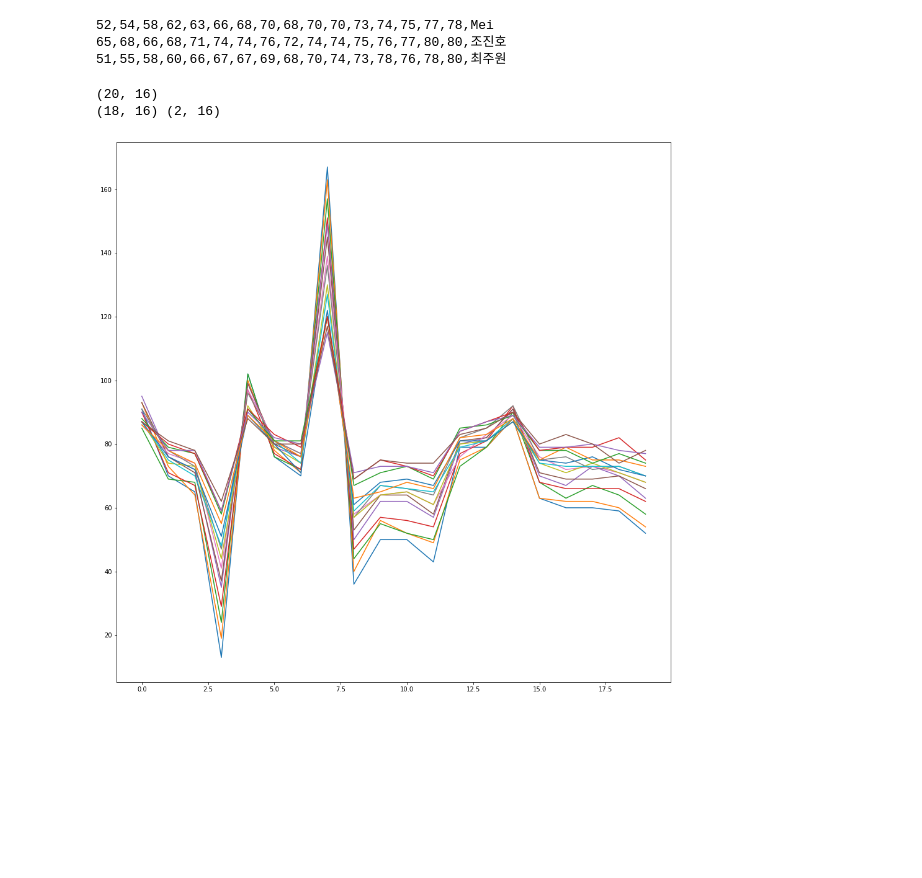
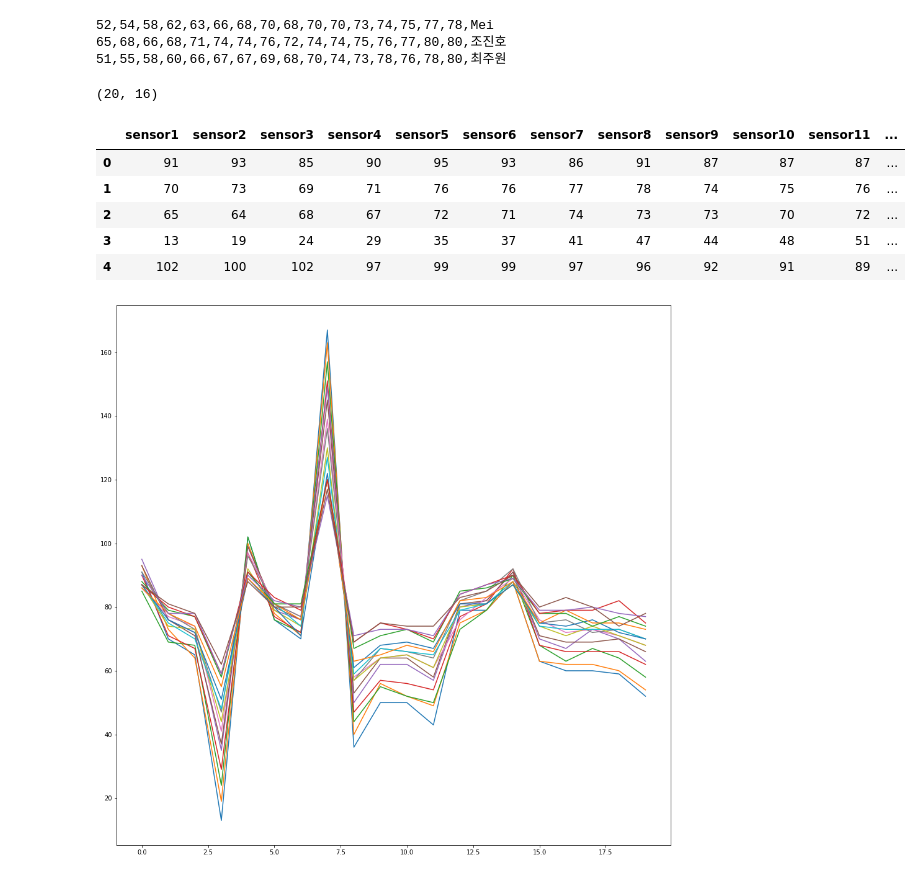
Before and after one commit to Futuremine97/PythonPrac1, a Jupyter notebook: feature_CNN.ipynb, the cells around one changed output. Saved outputs shown, nothing was run; the diff lists cells and outputs as text; code cells hidden in the pictures; blank space fills up the shorter version.

```diff
--- a/feature_CNN.ipynb
+++ b/feature_CNN.ipynb
@@ -57,38 +57,47 @@ import seaborn as sns
 import matplotlib.pyplot as plt
 import tensorflow as tf
 from tensorflow import keras
 import numpy as np
 from tensorflow.keras.layers import Conv2D, MaxPooling2D, Flatten, Dense, Reshape
 import pandas as pd
 import numpy as np
 import keras
 import matplotlib.pyplot as plt
 from sklearn.preprocessing import MinMaxScaler
 from pandas.plotting import register_matplotlib_converters
 register_matplotlib_converters()
 from keras.preprocessing.sequence import TimeseriesGenerator
 from keras.models import Sequential
 from keras.layers import Dense
 from keras.layers import LSTM
 
 image1 = df.astype('float')
 image2 = df2.astype('float')
 
 n_channel_1=16
 n_channel_2=32
 n_dense=32
 n_train_epoch=10
 
+y2 = ['sensor1']
 y1 = ['sensor1','sensor2','sensor3','sensor4','sensor5','sensor6','sensor7','sensor8','sensor9','sensor10','sensor11','sensor12','sensor13','sensor14','sensor15','sensor16'] # define y variable, i.e., what we want to predict
 print(df.shape) # print the number of rows anc columns
+
 df.head()
-
-plt.figure(figsize=(16,16))
-plt.plot(range(len(df)),df[y1]);
 # %% [output]
 (20, 16)
-(18, 16) (2, 16)
-[figure, removed]
+|  | sensor1 | sensor2 | sensor3 | sensor4 | sensor5 | sensor6 | sensor7 | sensor8 | sensor9 | sensor10 | sensor11 | ... |
+| 0 | 91 | 93 | 85 | 90 | 95 | 93 | 86 | 91 | 87 | 87 | 87 | ... |
+| 1 | 70 | 73 | 69 | 71 | 76 | 76 | 77 | 78 | 74 | 75 | 76 | ... |
+| 2 | 65 | 64 | 68 | 67 | 72 | 71 | 74 | 73 | 73 | 70 | 72 | ... |
+| 3 | 13 | 19 | 24 | 29 | 35 | 37 | 41 | 47 | 44 | 48 | 51 | ... |
+| 4 | 102 | 100 | 102 | 97 | 99 | 99 | 97 | 96 | 92 | 91 | 89 | ... |
+# %%
+
+plt.figure(figsize=(16,16))
+plt.plot(range(len(df)),df[y1]);
+# %% [output]
+[figure, added]
 # %%
 test_size = int(len(df) * 0.1) # the test data will be 10% (0.1) of the entire data
 train = df.iloc[:-test_size,:].copy()
```
Also changed, not shown: parts of 5 cells of this notebook.
